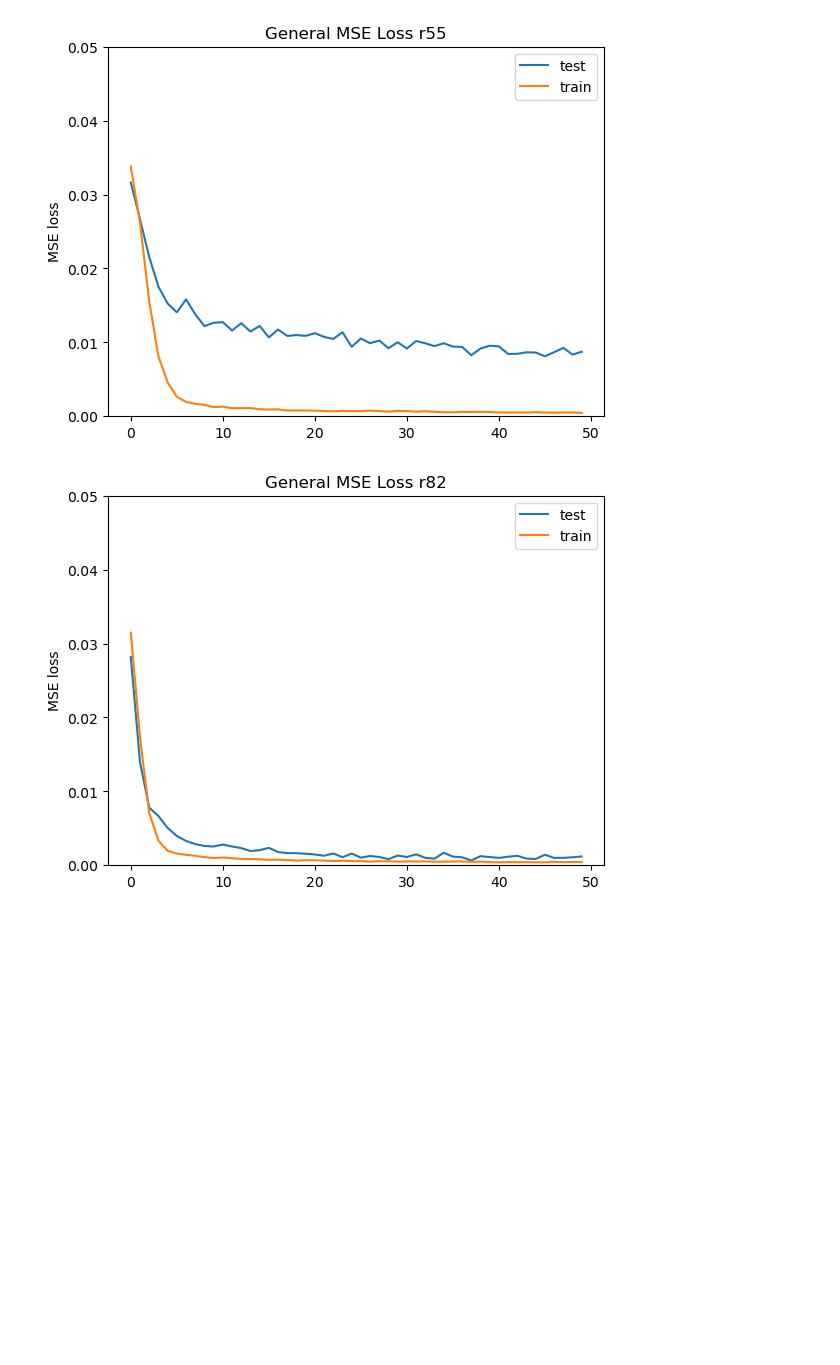
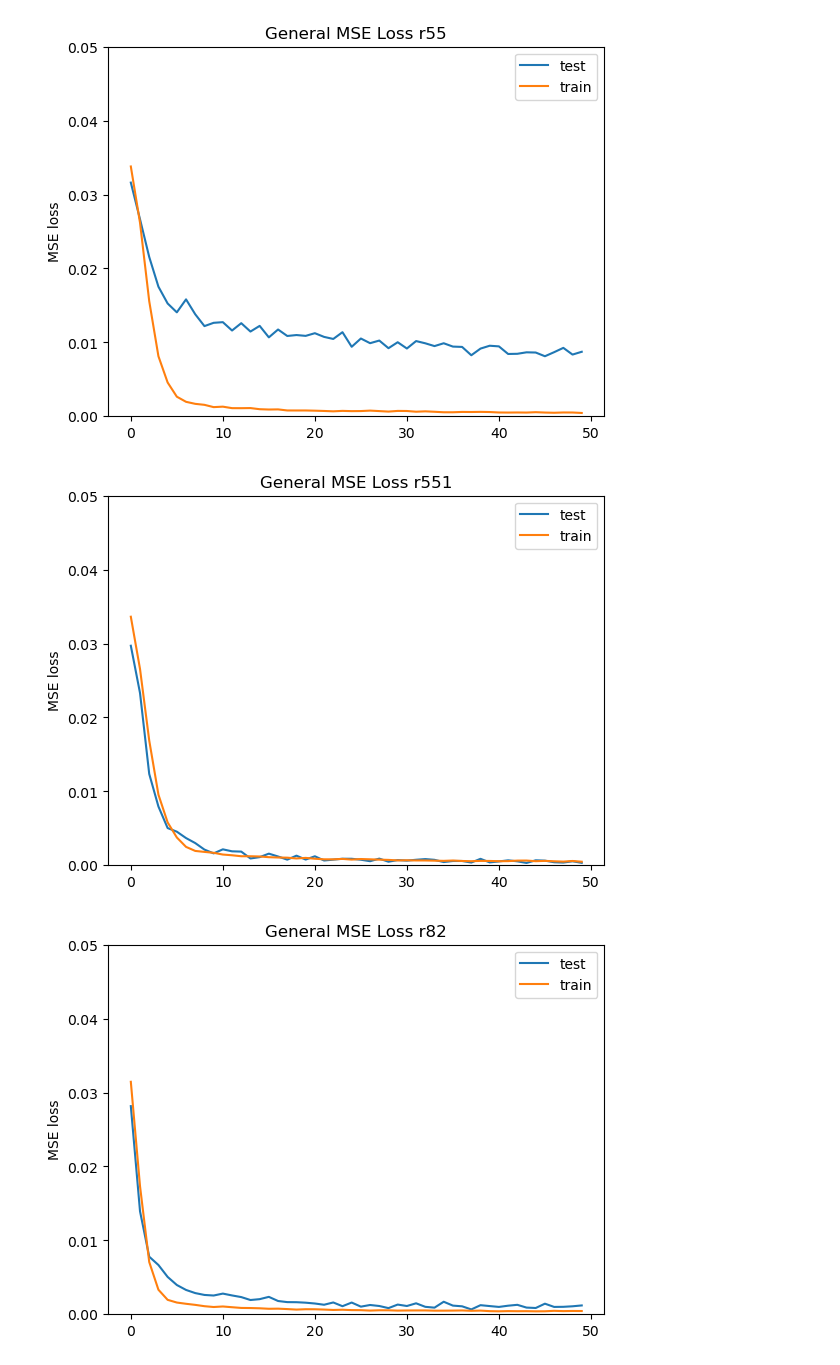
Before and after one commit to hiyuantang/FAU_Dataset, a Jupyter notebook: code/vis_maemse.ipynb, the cells around one changed output. Drawn from its saved outputs; the diff is of its cells as text; code cells hidden in the pictures; blank space fills up the shorter version.

```diff
--- a/code/vis_maemse.ipynb
+++ b/code/vis_maemse.ipynb
@@ -8,7 +8,7 @@ from vgg_face import *
 from FAUDataset import *
 import matplotlib.pyplot as plt
 # %%
-def plot_loss(contents):
+def plot_loss(contents, title):
     train_loss_list = []
     for i in range(len(contents)):
         if 'train_loss' in contents[i]:
@@ -21,7 +21,7 @@ def plot_loss(contents):
     plt.plot(test_loss_list, label='test')
     plt.plot(train_loss_list, label='train')
     plt.ylabel('MSE loss')
-    plt.title('General MSE Loss')
+    plt.title(title) # General MSE Loss
     plt.ylim([0, 0.05])
     plt.legend()
     plt.show()
@@ -32,5 +32,11 @@ plot_loss(lines)
 # %% [output]
 [figure]
+# %%
+with open('/Volumes/Yuan-T7/GitHub/FAU_Dataset/code/results_r551/results.txt') as f:
+    lines = f.readlines()
+plot_loss(lines, 'General MSE Loss r551')
+# %% [output]
+[figure, added]
 # %%
 with open('/Volumes/Yuan-T7/GitHub/FAU_Dataset/code/results_r82/results.txt') as f:
     lines = f.readlines()
```
Also changed, not shown: parts of 6 cells of this notebook.
